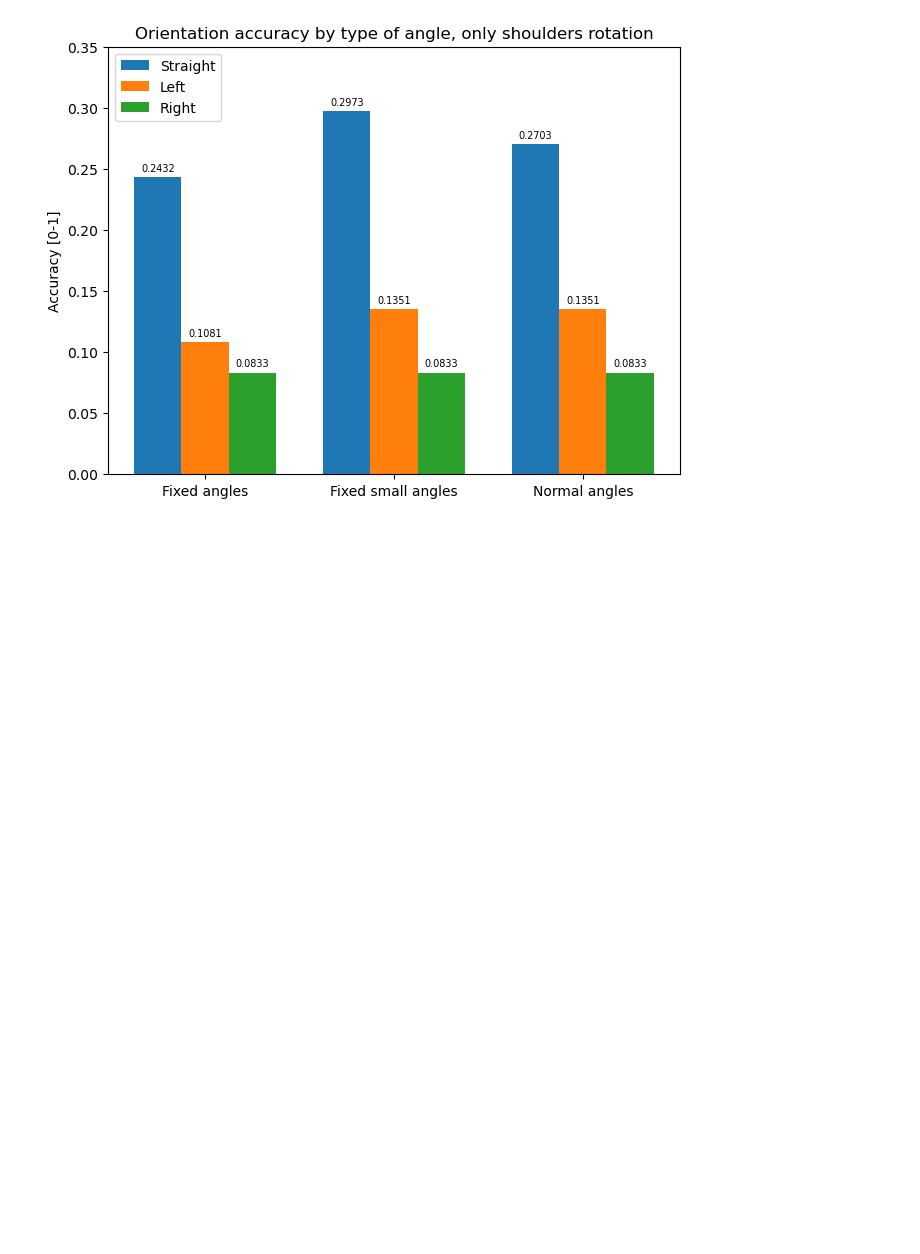
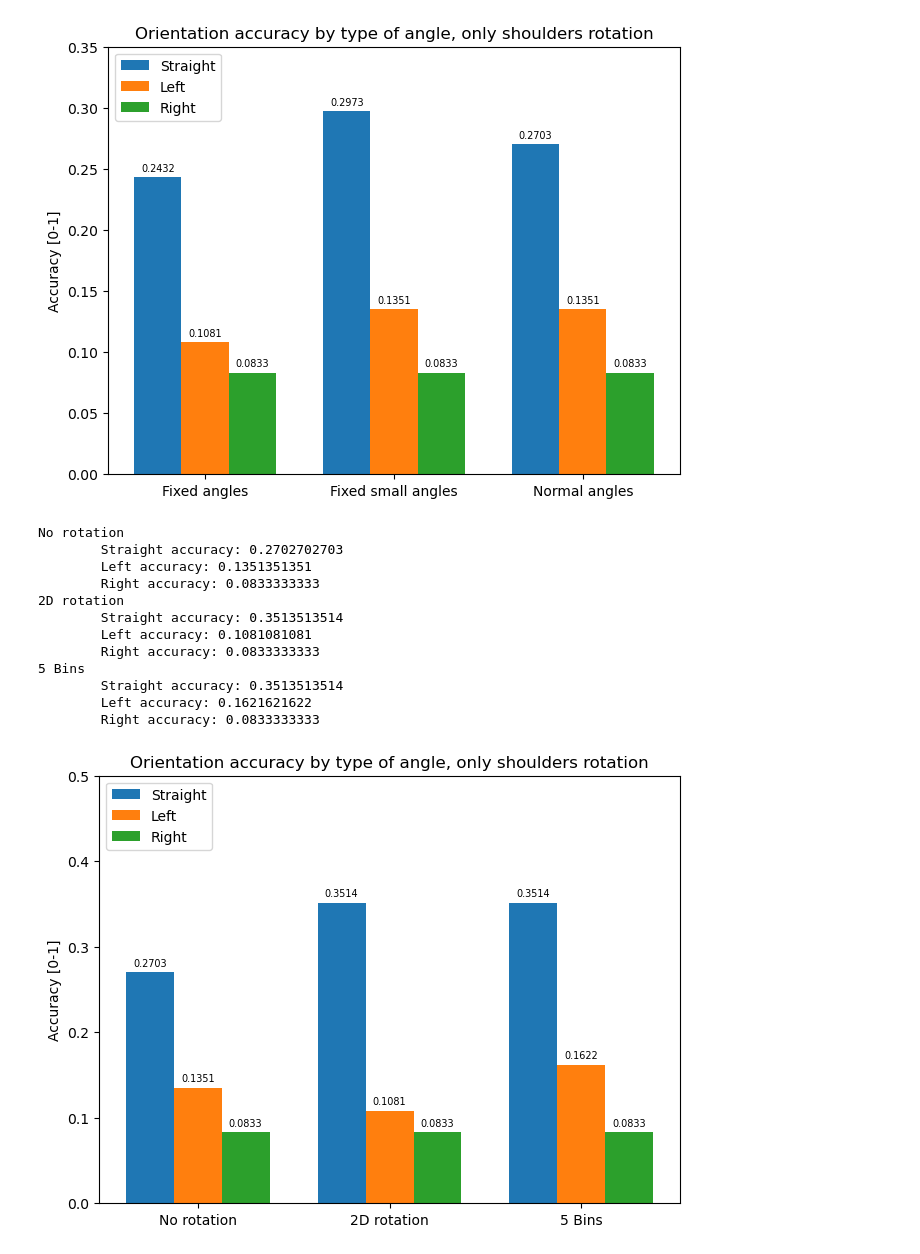
Before and after one commit to MColombari/SLR_Sentiment_Enhanced, a Jupyter notebook: ensemble/gcn/Analysis/Custom_dataset.ipynb, the cells around one changed output. Drawn from its saved outputs; the diff is of its cells as text; code cells hidden in the pictures; blank space fills up the shorter version.

Commit message:
Graph for presentation

```diff
--- a/ensemble/gcn/Analysis/Custom_dataset.ipynb
+++ b/ensemble/gcn/Analysis/Custom_dataset.ipynb
@@ -807,3 +835,80 @@ plt.show()
         Left accuracy: 0.1351351351
         Right accuracy: 0.0833333333
 [figure]
+# %%
+# Graph for slides.
+
+orientation_dict = {
+    'Straight': 0,
+    'Left': 1,
+    'Right': 2
+}
+
+def acc_per_file(file_dict):
+    acc_sum = [0,0,0]
+    acc_tot = [0,0,0]
+    for name, l in label_dict.items():
+        for k in orientation_dict.keys():
+            if k in name:
+                orientation_name = k
+                orientation_index = orientation_dict[k]
+        pred = file_dict[name].argmax()
+        acc_tot[orientation_index] += 1
+        if pred == l:
+            acc_sum[orientation_index] += 1
+    acc_list = []
+    for k, idx in orientation_dict.items():
+        acc = acc_sum[idx] / acc_tot[idx]
+        print(f"\t{k} accuracy: {acc:0.10f}")
+        acc_list.append(acc)
+    return acc_list
+
+acc_list_list = []
+print("No rotation")
+acc_list_list.append(acc_per_file(joint_dict))
+print("2D rotation")
+acc_list_list.append(acc_per_file(sk_1_joint_dict))
+print("5 Bins")
+acc_list_list.append(acc_per_file(test_3d_bin5_sh))
+
+# Plot
+species = (["No rotation", "2D rotation", "5 Bins"])
+users_means = {
+    'Straight': [np.round(v[0],4) for v in acc_list_list],
+    'Left': [np.round(v[1],4) for v in acc_list_list],
+    'Right': [np.round(v[2],4) for v in acc_list_list],
+}
+
+x = np.arange(len(species))  # the label locations
+width = 0.25  # the width of the bars
+multiplier = 0
+
+fig, ax = plt.subplots(layout='constrained')
+
+for attribute, measurement in users_means.items():
+    offset = width * multiplier
+    rects = ax.bar(x + offset, measurement, width, label=attribute)
+    ax.bar_label(rects, padding=3, fontsize=7)
+    multiplier += 1
+
+# Add some text for labels, title and custom x-axis tick labels, etc.
+ax.set_ylabel('Accuracy [0-1]')
+ax.set_title('Orientation accuracy by type of angle, only shoulders rotation')
+ax.set_xticks(x + width, species)
+ax.legend(loc='upper left', labels=users_means.keys())
+ax.set_ylim(0, 0.5)
+plt.show()
+# %% [output]
+No rotation
+        Straight accuracy: 0.2702702703
+        Left accuracy: 0.1351351351
+        Right accuracy: 0.0833333333
+2D rotation
+        Straight accuracy: 0.3513513514
+        Left accuracy: 0.1081081081
+        Right accuracy: 0.0833333333
+5 Bins
+        Straight accuracy: 0.3513513514
+        Left accuracy: 0.1621621622
+        Right accuracy: 0.0833333333
+[figure, added]
```
Also changed, not shown: parts of 2 cells of this notebook.
